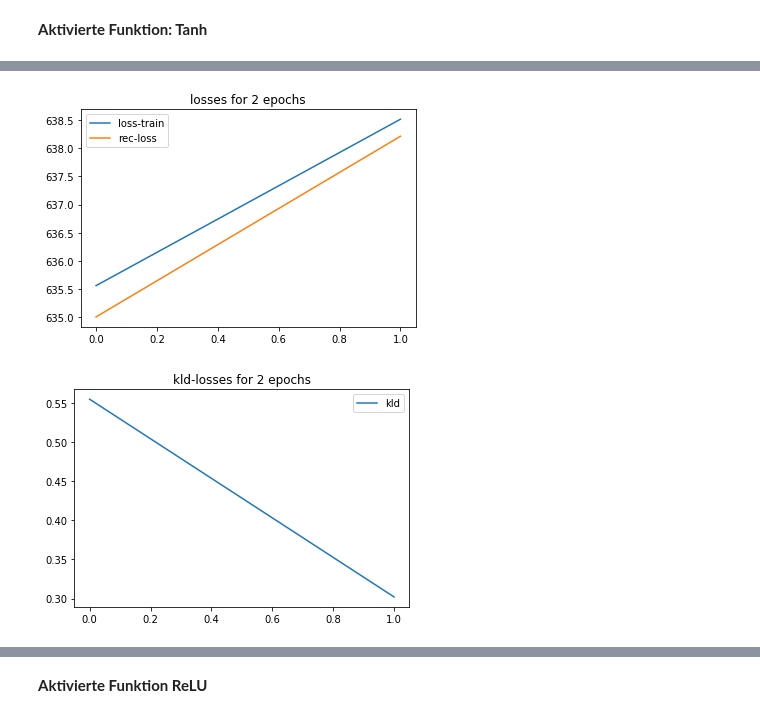
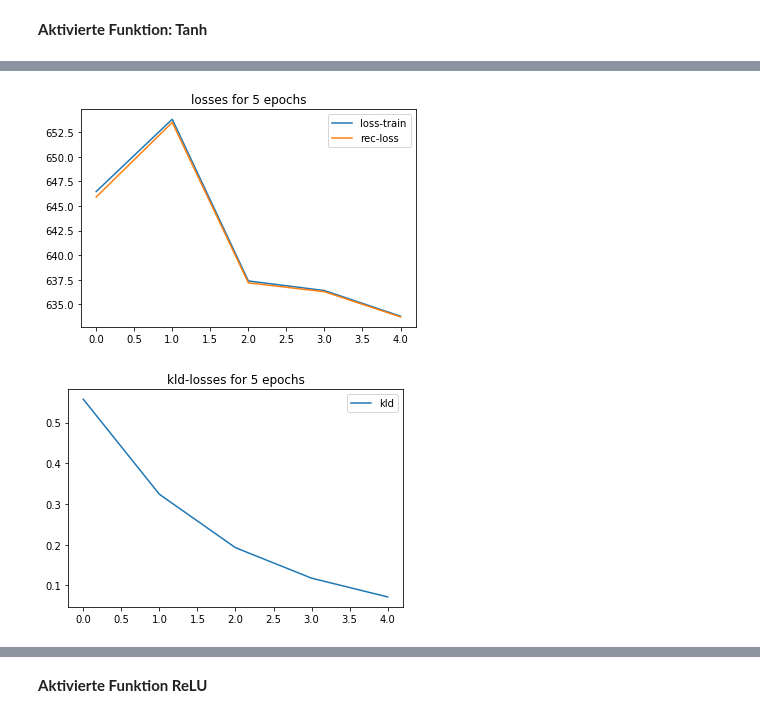
Before and after one commit to hanhluukim/replication-topic-modelling-in-embedding-space, a Jupyter notebook: notebook_replication.ipynb, the cells around one changed output, grey strips where cells are left out. Saved outputs shown, nothing was run; the diff lists cells and outputs as text; code cells hidden in the pictures.

```diff
--- a/notebook_replication.ipynb
+++ b/notebook_replication.ipynb
@@ -471,9 +547,9 @@ _, embedding_data = read_prefitted_embedding(model_name, vocab, save_path)
 # %% [markdown]
 **Trainingsparametern vorbereiten**
 # %%
-epochs = 2
+epochs = 5
 batch_size = 1000
-lr = 0.02
+lr = 0.002
 wdecay = 0.0000012
 num_topics = 20
 t_hidden_size = 8
@@ -493,7 +569,7 @@ class OptimizerArguments:
 
 
 train_args = TrainArguments(epochs=epochs, batch_size=batch_size, log_interval=None)
-optimizer_args = OptimizerArguments(optimizer_name="adam", lr=0.002, wdecay=wdecay)
+optimizer_args = OptimizerArguments(optimizer_name="adam", lr=lr, wdecay=wdecay)
 print(train_args.epochs)
 print(optimizer_args.optimizer)
 rho_size = len(embedding_data[0])
@@ -534,18 +610,13 @@ train_class = TrainETM().train(
 
 #-------------------show topics
 topics = etm_model.show_topics(id2word, 10)
-for tp in topics:
-  print(tp)
+#for tp in topics:
+#  print(tp)
 
 topics = etm_model.show_topics(id2word, 10)
 topics = [[e[0] for e in tp] for tp in topics] #get only top words
 for tp in topics:
   print(tp)
-
-tc = topicCoherence2(topics,len(topics),docs_tr,len(docs_tr))
-td = topicDiversity(topics)
-print(f'etm-topic-coherrence: {tc}')
-print(f'etm-topic-diversity: {td}')
 # %% [output]
 ETM(
   (theta_act): Tanh()
@@ -566,2 +640,2 @@ Checkpoint saved at checkpoints/etm_epoch_2.pth.tar
-[figure, old version]
+[figure, new version]
-[figure, old version]
+[figure, new version]
```
Also changed, not shown: parts of 14 cells of this notebook, 16 other files.
